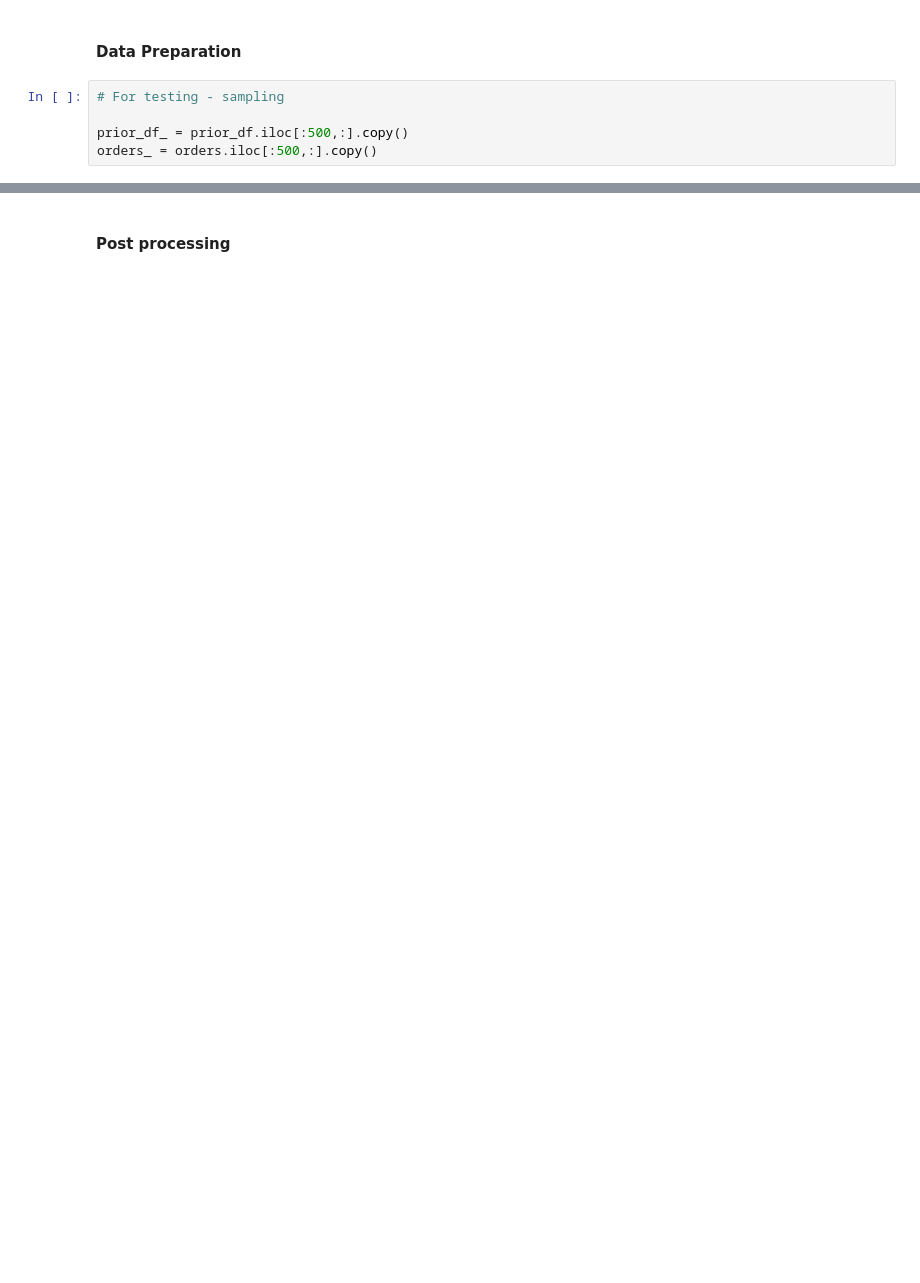
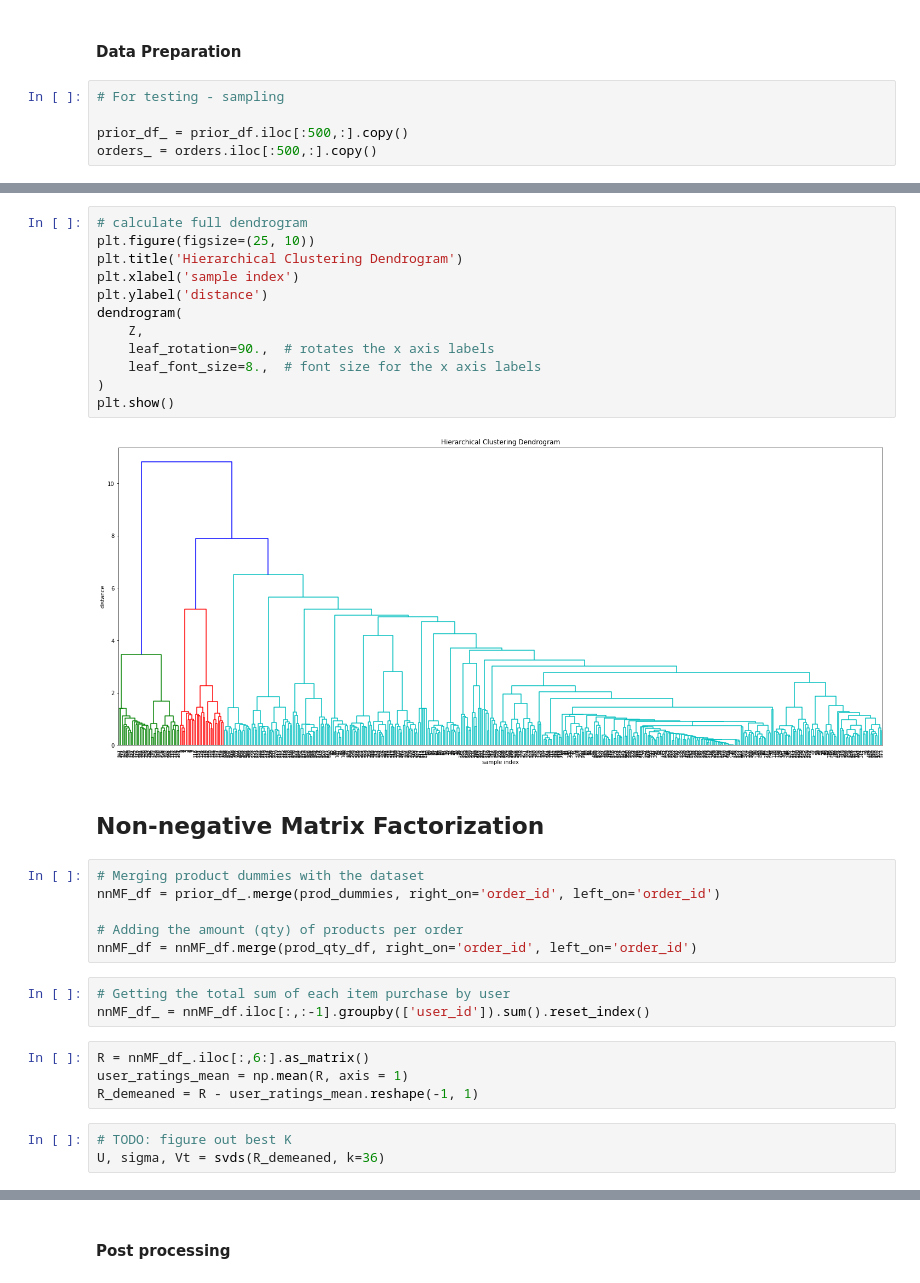
Before and after one commit to cottalucas/ds-2017, a Jupyter notebook: ML/Instacart.ipynb, the cells around one changed output, grey strips where cells are left out. Drawn from its saved outputs; the diff is of its cells as text; blank space fills up the shorter version.

```diff
--- a/ML/Instacart.ipynb
+++ b/ML/Instacart.ipynb
@@ -263,0 +307,32 @@ ValueError: matrix type must be 'f', 'd', 'F', or 'D'
+# %%
+# calculate full dendrogram
+plt.figure(figsize=(25, 10))
+plt.title('Hierarchical Clustering Dendrogram')
+plt.xlabel('sample index')
+plt.ylabel('distance')
+dendrogram(
+    Z,
+    leaf_rotation=90.,  # rotates the x axis labels
+    leaf_font_size=8.,  # font size for the x axis labels
+)
+plt.show()
+# %% [output]
+[figure, added]
+# %% [markdown]
+## Non-negative Matrix Factorization
+# %%
+# Merging product dummies with the dataset
+nnMF_df = prior_df_.merge(prod_dummies, right_on='order_id', left_on='order_id')
+
+# Adding the amount (qty) of products per order
+nnMF_df = nnMF_df.merge(prod_qty_df, right_on='order_id', left_on='order_id')
+# %%
+# Getting the total sum of each item purchase by user
+nnMF_df_ = nnMF_df.iloc[:,:-1].groupby(['user_id']).sum().reset_index()
+# %%
+R = nnMF_df_.iloc[:,6:].as_matrix()
+user_ratings_mean = np.mean(R, axis = 1)
+R_demeaned = R - user_ratings_mean.reshape(-1, 1)
+# %%
+# TODO: figure out best K
+U, sigma, Vt = svds(R_demeaned, k=36)
```
Also changed, not shown: parts of 44 cells of this notebook.
